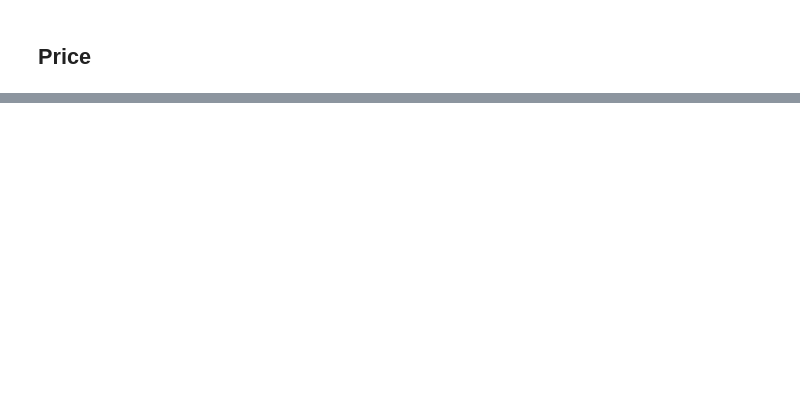
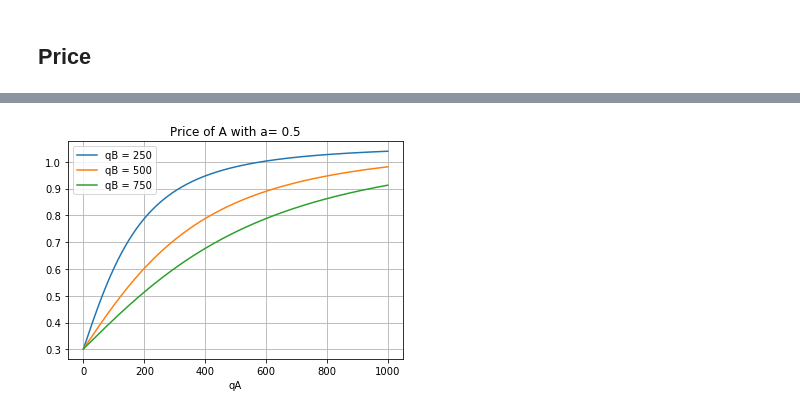
Before and after one commit to Yuya-Furusawa/Self-Study, a Jupyter notebook: LSAMM.ipynb, the cells around one changed output, grey strips where cells are left out. Saved outputs shown, nothing was run; the diff lists cells and outputs as text; code cells hidden in the pictures; blank space fills up the shorter version.

```diff
--- a/LSAMM.ipynb
+++ b/LSAMM.ipynb
@@ -306,0 +323,15 @@ URL = plotly.offline.iplot(fig, filename='Costfunction-3d-surface.html')
+# %%
+x_grid = np.arange(0, 1000, 0.5)
+params = [250, 500, 750]
+for p in params:
+    price_vals = np.empty_like(x_grid)
+    for i, x in enumerate(x_grid):
+        price_vals[i] = price_function(x, p, 0.5)
+    plt.plot(x_grid, price_vals, label="qB = {}".format(p))
+plt.grid()
+plt.title("Price of A with a= 0.5")
+plt.xlabel("qA")
+plt.legend()
+plt.show()
+# %% [output]
+[figure, added]
```
Also changed, not shown: parts of 2 cells of this notebook.
